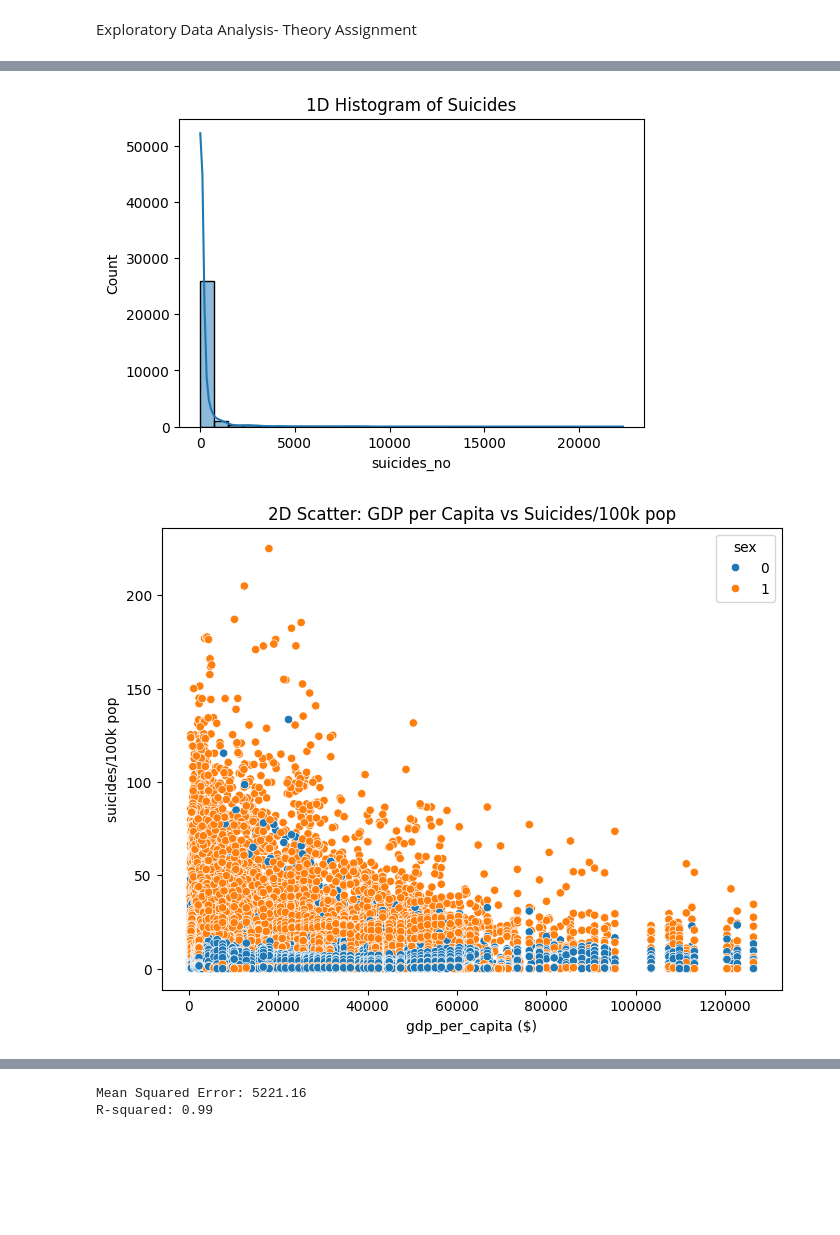
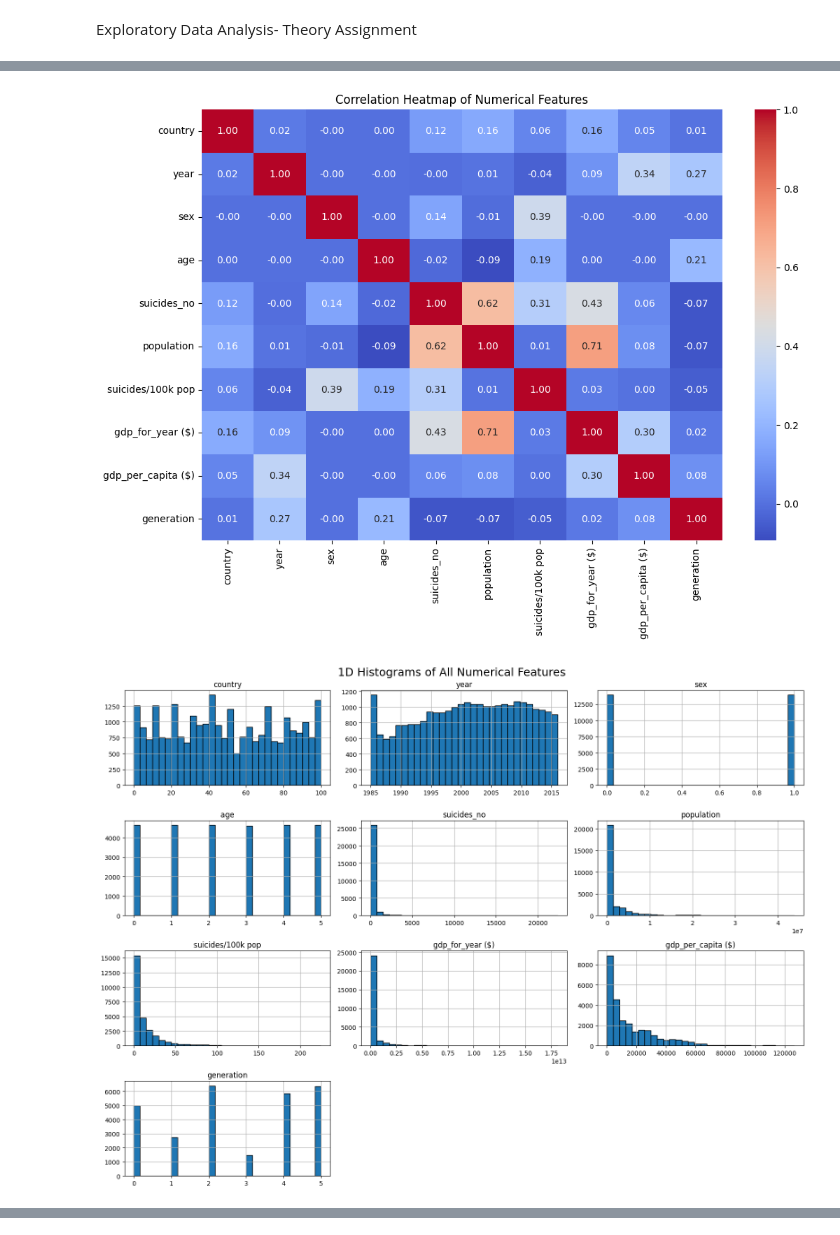
Before and after one commit to skizzle010/EDA-Theory-DA-21BDS0180, a Jupyter notebook: 21BDS0180_Theory_DA_EDA.ipynb, the cells around one changed output, grey strips where cells are left out. Saved outputs shown, nothing was run; the diff lists cells and outputs as text; code cells hidden in the pictures; blank space fills up the shorter version.

```diff
--- a/21BDS0180_Theory_DA_EDA.ipynb
+++ b/21BDS0180_Theory_DA_EDA.ipynb
@@ -7,15 +7,12 @@ Utkarsh Rai
 # %% [markdown]
 Exploratory Data Analysis- Theory Assignment
 # %%
-#Utkarsh Rai
-#21BDS0180
-#Dataset Name - Suicide Dataset.csv
-
-# IMPORTS
+# === IMPORTS ===
 import pandas as pd
 import numpy as np
 import matplotlib.pyplot as plt
 import seaborn as sns
+from itertools import combinations
 from sklearn.preprocessing import LabelEncoder, StandardScaler
 from sklearn.decomposition import PCA
 from sklearn.model_selection import train_test_split
@@ -23,43 +20,60 @@ from sklearn.ensemble import RandomForestRegressor
 from sklearn.metrics import mean_squared_error, r2_score
 from mpl_toolkits.mplot3d import Axes3D
 
-# LOAD & CLEAN DATA
+# === LOAD DATA ===
 df = pd.read_csv("Suicide data.csv")
 df.columns = df.columns.str.strip()
+
+# === PRINT MISSING VALUES ===
+print("Missing values in each column:\n")
+print(df.isnull().sum())
+
+# === DATA CLEANING ===
 df.drop(columns=["HDI for year", "country-year"], inplace=True)
 df['gdp_for_year ($)'] = df['gdp_for_year ($)'].str.replace(',', '').astype(float)
 df.dropna(inplace=True)
 
-# ENCODING
+# === DATA HANDLING (ENCODING) ===
 label_encoders = {}
 for col in ['country', 'sex', 'age', 'generation']:
     le = LabelEncoder()
     df[col] = le.fit_transform(df[col])
     label_encoders[col] = le
 
-# 1D VISUALIZATION
-plt.figure(figsize=(6, 4))
-sns.histplot(df['suicides_no'], bins=30, kde=True)
-plt.title("1D Histogram of Suicides")
+# === ✅ CORRELATION HEATMAP ===
+plt.figure(figsize=(12, 8))
+sns.heatmap(df.corr(), annot=True, fmt=".2f", cmap='coolwarm')
+plt.title("Correlation Heatmap of Numerical Features")
 plt.show()
 
-# 2D VISUALIZATION
-plt.figure(figsize=(8, 6))
-sns.scatterplot(x='gdp_per_capita ($)', y='suicides/100k pop', data=df, hue='sex')
-plt.title("2D Scatter: GDP per Capita vs Suicides/100k pop")
+# === 1D VISUALIZATION: ALL NUMERICAL FEATURES ===
+numerical_cols = df.select_dtypes(include=['int64', 'float64']).columns
+df[numerical_cols].hist(figsize=(16, 12), bins=30, edgecolor='black')
+plt.suptitle("1D Histograms of All Numerical Features", fontsize=18)
+plt.tight_layout()
 plt.show()
 
-# N-D (3D) VISUALIZATION
-fig = plt.figure(figsize=(10, 7))
-ax = fig.add_subplot(111, projection='3d')
-ax.scatter(df['population'], df['gdp_per_capita ($)'], df['suicides_no'], c='r')
-ax.set_xlabel('Population')
-ax.set_ylabel('GDP per Capita')
-ax.set_zlabel('Suicides')
-plt.title("3D Visualization")
+# === 2D VISUALIZATION: PAIRPLOT ===
+sns.pairplot(df[numerical_cols])
+plt.suptitle("2D Pairwise Scatter Plots", y=1.02, fontsize=16)
 plt.show()
 
-# TIME SERIES ANALYSIS
+# === 3D VISUALIZATION: FIRST 3 COMBINATIONS OF NUMERIC FEATURES ===
+num_cols = list(numerical_cols)
+combi = list(combinations(num_cols, 3))
+
+for i, (x, y, z) in enumerate(combi[:3]):
+    fig = plt.figure(figsize=(9, 6))
+    ax = fig.add_subplot(111, projection='3d')
+    ax.scatter(df[x], df[y], df[z], c='purple', alpha=0.6)
+    ax.set_xlabel(x)
+    ax.set_ylabel(y)
+    ax.set_zlabel(z)
+    plt.title(f"3D Scatter: {x}, {y}, {z}")
+    plt.tight_layout()
+    plt.show()
+
+# === TIME SERIES ANALYSIS ===
 if 'year' in df.columns:
     df_yearly = df.groupby('year')['suicides_no'].sum().reset_index()
     plt.figure(figsize=(10, 5))
@@ -70,7 +84,7 @@ if 'year' in df.columns:
     plt.grid(True)
     plt.show()
 
-# DIMENSIONALITY REDUCTION (PCA)
+# === DIMENSIONALITY REDUCTION (PCA) ===
 X = df.drop(columns=['suicides_no'])
 y = df['suicides_no']
 scaler = StandardScaler()
@@ -85,22 +99,23 @@ plt.xlabel('Principal Component 1')
 plt.ylabel('Principal Component 2')
 plt.title('PCA Projection of Data')
 plt.colorbar(label='Suicide Count')
+plt.grid(True)
 plt.show()
 
-# MODEL BUILDING (RANDOM FOREST REGRESSOR)
+# === MODEL BUILDING (RANDOM FOREST REGRESSOR) ===
 X_train, X_test, y_train, y_test = train_test_split(X_scaled, y, test_size=0.2, random_state=42)
 model = RandomForestRegressor(n_estimators=100, random_state=42)
 model.fit(X_train, y_train)
 y_pred = model.predict(X_test)
 
-# MODEL EVALUATION
+# === MODEL EVALUATION ===
 mse = mean_squared_error(y_test, y_pred)
 r2 = r2_score(y_test, y_pred)
 
-print(f"Mean Squared Error: {mse:.2f}")
+print(f"\nMean Squared Error: {mse:.2f}")
 print(f"R-squared: {r2:.2f}")
 
-# ACTUAL vs PREDICTED PLOT
+# === ACTUAL vs PREDICTED PLOT ===
 plt.figure(figsize=(8, 6))
 plt.scatter(y_test, y_pred, alpha=0.5)
 plt.plot([y_test.min(), y_test.max()], [y_test.min(), y_test.max()], 'r--')
@@ -113,2 +143,2 @@ plt.show()
-[figure, old version]
+[figure, new version]
-[figure, old version]
+[figure, new version]
@@ -118,2 +147,0 @@ plt.show()
-Mean Squared Error: 5221.16
-R-squared: 0.99
```
Also changed, not shown: parts of 5 cells of this notebook.
